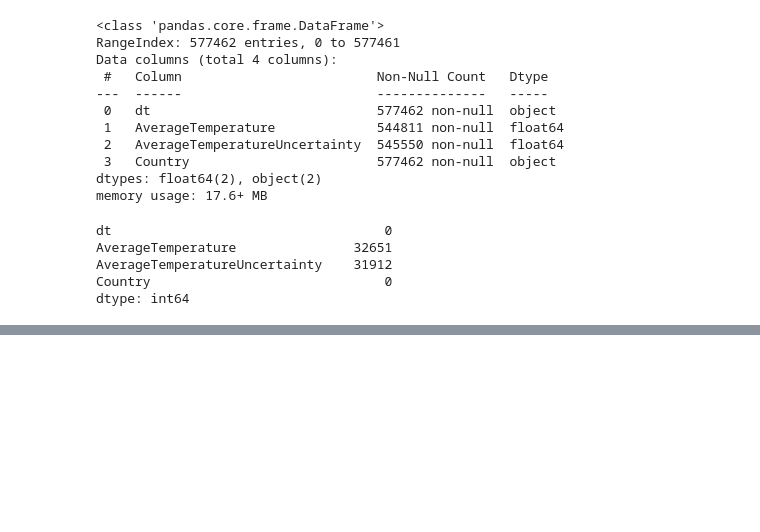
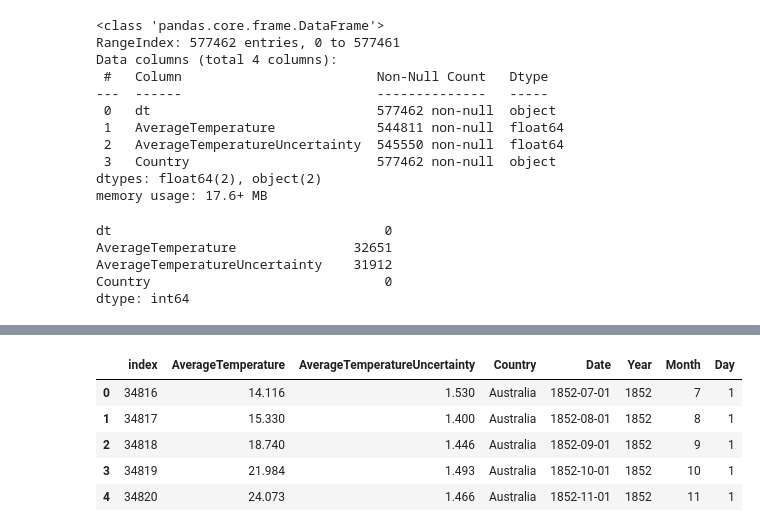
Before and after one commit to November7/AI4Youth, a Jupyter notebook: Spotkanie 2 [23.06.2025]/Analiza danych i inżynieria cech/Przykład Climate Change.ipynb, the cells around one changed output, grey strips where cells are left out. Saved outputs shown, nothing was run; the diff lists cells and outputs as text; code cells hidden in the pictures; blank space fills up the shorter version.

```diff
--- a/Spotkanie 2 [23.06.2025]/Analiza danych i inżynieria cech/Przykład Climate Change.ipynb
+++ b/Spotkanie 2 [23.06.2025]/Analiza danych i inżynieria cech/Przykład Climate Change.ipynb
@@ -65,9 +66,17 @@ wybrane_kraje.head()
 # %%
-wybrane_kraje = wybrane_kraje.copy()
 wybrane_kraje["Date"] = pd.to_datetime(wybrane_kraje["dt"])
-wybrane_kraje["Rok"] = wybrane_kraje["Date"].dt.year
-wybrane_kraje["Miesiac"] = wybrane_kraje["Date"].dt.month
-wybrane_kraje["Dzien"] = wybrane_kraje["Date"].dt.day
+wybrane_kraje["Year"] = wybrane_kraje["Date"].dt.year
+wybrane_kraje["Month"] = wybrane_kraje["Date"].dt.month
+wybrane_kraje["Day"] = wybrane_kraje["Date"].dt.day
 # wybrane_kraje.head()
 wybrane_kraje.dropna(subset=['AverageTemperature'], inplace=True)
+wybrane_kraje.drop(['dt'], inplace=True, axis=1)
+wybrane_kraje.head()
+# %% [output]
+|  | index | AverageTemperature | AverageTemperatureUncertainty | Country | Date | Year | Month | Day |
+| 0 | 34816 | 14.116 | 1.530 | Australia | 1852-07-01 | 1852 | 7 | 1 |
+| 1 | 34817 | 15.330 | 1.400 | Australia | 1852-08-01 | 1852 | 8 | 1 |
+| 2 | 34818 | 18.740 | 1.446 | Australia | 1852-09-01 | 1852 | 9 | 1 |
+| 3 | 34819 | 21.984 | 1.493 | Australia | 1852-10-01 | 1852 | 10 | 1 |
+| 4 | 34820 | 24.073 | 1.466 | Australia | 1852-11-01 | 1852 | 11 | 1 |
 # %%
```
Also changed, not shown: parts of 5 cells of this notebook, 1 other file.
